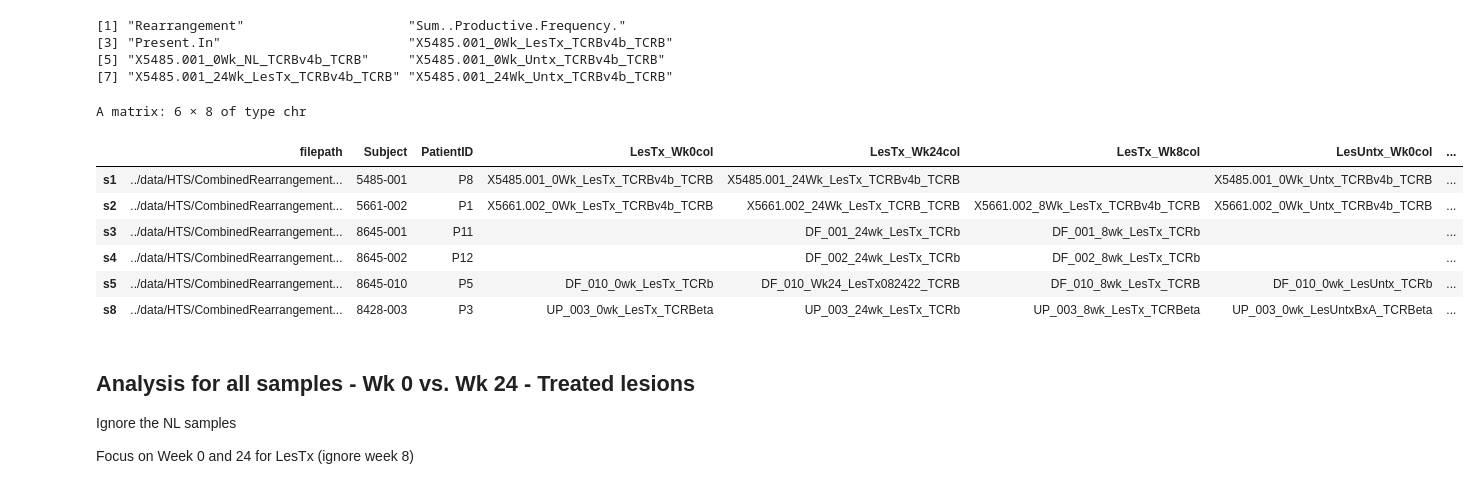
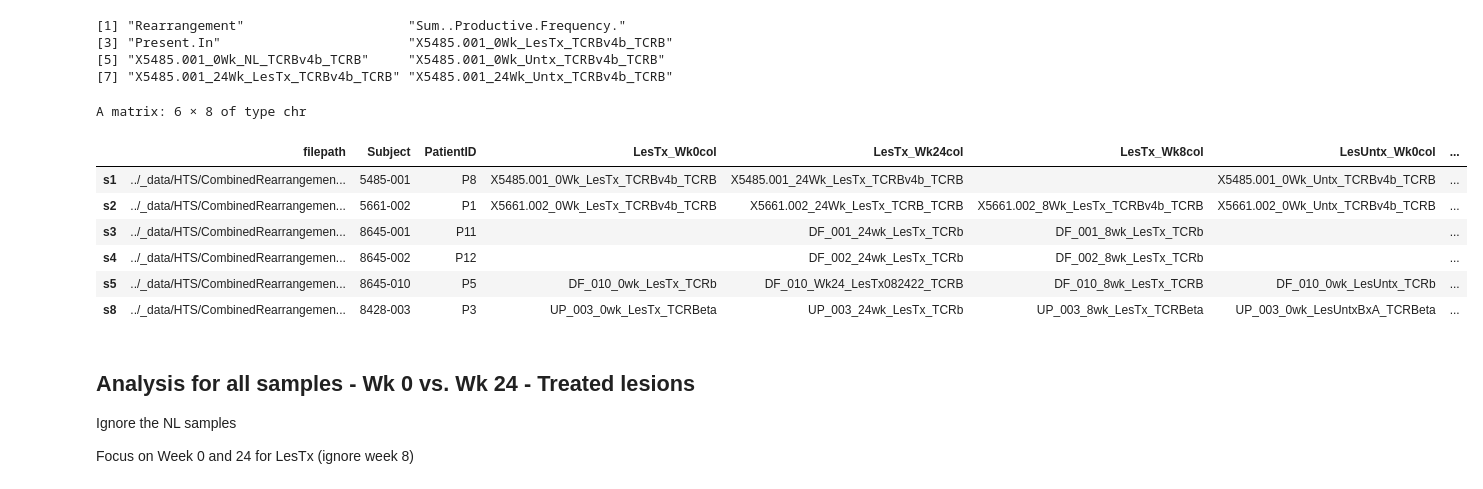
Before and after one commit to joycekang/resiquimod_ctcl, a Jupyter notebook: _notebooks/06_HTS_clonal_tracking.ipynb, the cells around one changed output. Cells and saved outputs as stored; diff of their text form; code cells hidden in the pictures.

```diff
--- a/_notebooks/06_HTS_clonal_tracking.ipynb
+++ b/_notebooks/06_HTS_clonal_tracking.ipynb
@@ -142,24 +155,24 @@ colnames(d)
 [5] "X5485.001_0Wk_NL_TCRBv4b_TCRB"     "X5485.001_0Wk_Untx_TCRBv4b_TCRB"
 [7] "X5485.001_24Wk_LesTx_TCRBv4b_TCRB" "X5485.001_24Wk_Untx_TCRBv4b_TCRB"
 # %%
-s1 = c('../data/HTS/CombinedRearrangements_5485-001.tsv', '5485-001', 'P8',
+s1 = c('../_data/HTS/CombinedRearrangements_5485-001.tsv', '5485-001', 'P8',
        'X5485.001_0Wk_LesTx_TCRBv4b_TCRB', 'X5485.001_24Wk_LesTx_TCRBv4b_TCRB', '', # No Wk8 LesTx
        'X5485.001_0Wk_Untx_TCRBv4b_TCRB', 'X5485.001_24Wk_Untx_TCRBv4b_TCRB')
 
-s2 = c('../data/HTS/CombinedRearrangements_5661-002.tsv', '5661-002', 'P1',
+s2 = c('../_data/HTS/CombinedRearrangements_5661-002.tsv', '5661-002', 'P1',
        'X5661.002_0Wk_LesTx_TCRBv4b_TCRB', 'X5661.002_24Wk_LesTx_TCRB_TCRB', 'X5661.002_8Wk_LesTx_TCRBv4b_TCRB',
        'X5661.002_0Wk_Untx_TCRBv4b_TCRB', 'X5661.002_24Wk_Untx_TCRB_TCRB')
 
-s3 = c('../data/HTS/CombinedRearrangements_DF001_8645-001.tsv', '8645-001', 'P11',
+s3 = c('../_data/HTS/CombinedRearrangements_DF001_8645-001.tsv', '8645-001', 'P11',
        '', 'DF_001_24wk_LesTx_TCRb', 'DF_001_8wk_LesTx_TCRb', # No baseline skin biopsy
        '', 'DF_001_24wk_LesUntx_TCRb') # Does not have Wk0 LesUntx?
 
-s4 = c('../data/HTS/CombinedRearrangements_DF002_8645-002.tsv', '8645-002', 'P12',
+s4 = c('../_data/HTS/CombinedRearrangements_DF002_8645-002.tsv', '8645-002', 'P12',
        '', 'DF_002_24wk_LesTx_TCRb', 'DF_002_8wk_LesTx_TCRb',
        '', 'DF_002_24wk_LesUntx_TCRb')
-       # same as s3
+       # same issue as s3
 
-s5 = c('../data/HTS/CombinedRearrangements_DF010_8645-010.tsv', '8645-010', 'P5',
+s5 = c('../_data/HTS/CombinedRearrangements_DF010_8645-010.tsv', '8645-010', 'P5',
        'DF_010_0wk_LesTx_TCRb', 'DF_010_Wk24_LesTx082422_TCRB','DF_010_8wk_LesTx_TCRB',
        'DF_010_0wk_LesUntx_TCRb', 'DF_010_Wk24_LesUntx081822_TCRB')
         # Per Jess, use the 08XXXX versions of Wk 24
@@ -169,49 +182,50 @@ s5 = c('../data/HTS/CombinedRearrangements_DF010_8645-010.tsv', '8645-010', 'P5'
 #      '', 'NW_002_24Wk_LesUntx_TCRB') # This one is missing Wk 0 data and Wk 8
 
 #s7 = c('../data/HTS/CombinedRearrangements_UP001_8428-001', '8428-001') # Does not appear to be CTCL - low frequency
 
-s8 = c('../data/HTS/CombinedRearrangements_UP003_8428-003.tsv', '8428-003', 'P3',
+s8 = c('../_data/HTS/CombinedRearrangements_UP003_8428-003.tsv', '8428-003', 'P3',
       'UP_003_0wk_LesTx_TCRBeta', 'UP_003_24wk_LesTx_TCRb', 'UP_003_8wk_LesTx_TCRBeta',
       'UP_003_0wk_LesUntxBxA_TCRBeta', 'UP_003_24wk_LesUntx_TCRb')
         # This one has UP_003_0wk_LesUntxBxA_TCRBeta and UP_003_0wk_LesUntxBxB_TCRBeta - what is "BxA" vs "BxB"
 
-s9 = c('../data/HTS/CombinedRearrangements_UP005_8428-005.tsv', '8428-005', 'P13',
+s9 = c('../_data/HTS/CombinedRearrangements_UP005_8428-005.tsv', '8428-005', 'P13',
       'UP_005_0wk_LesTx_TCRBeta', 'UP_005_24wk_LesTx_TCRB', 'UP_005_8wk_LesTx_TCRb',
       'UP_005_0wk_LesUntx_TCRB', 'UP_005_24wk_LesUntx_TCRB')
 
-s10 = c('../data/HTS/CombinedRearrangements_UP006_8428-006.tsv', '8428-006', 'P7',
-       'UP_006_0wk_LesTx_TCRBeta', 'UP_006_24wk_LesTx_TCRB', 'UP_006_8wk_LesTx_TCRb',
-       'UP_006_0wk_LesUntx_TCRBeta', 'UP_006_24wk_LesUntx_TCRB')
+# Low abundance - does not appear to be CTCL
+#s10 = c('../data/HTS/CombinedRearrangements_UP006_8428-006.tsv', '8428-006', 'P7',
+#       'UP_006_0wk_LesTx_TCRBeta', 'UP_006_24wk_LesTx_TCRB', 'UP_006_8wk_LesTx_TCRb',
+#       'UP_006_0wk_LesUntx_TCRBeta', 'UP_006_24wk_LesUntx_TCRB')
 
-s11 = c('../data/HTS/CombinedRearrangements_UP008_8428-008.tsv', '8428-008', 'P9',
+s11 = c('../_data/HTS/CombinedRearrangements_UP008_8428-008.tsv', '8428-008', 'P9',
        'UP_008_0wk_LesTx_TCRb', 'UP_008_24Wk_LesTx_TCRB', 'UP_008_8wk_LesTx_TCRb',
        'UP_008_0wk_LesUntx_TCRb', 'UP_008_24Wk_LesUntx_TCRB')
 
-s12 = c('../data/HTS/CombinedRearrangements_UP010_8428-010.tsv', '8428-010', 'P2',
+s12 = c('../_data/HTS/CombinedRearrangements_UP010_8428-010.tsv', '8428-010', 'P2',
        'UP_010_0wk_LesTx_TCRB', 'UP_010_24wk_LesTx_TCRB', 'UP_010_8Wk_LesTx_TCRB',
        'UP_010_0wk_LesUntx_TCRB', 'UP_010_24wk_LesUntx_TCRB')
 
-s13 = c('../data/HTS/CombinedRearrangements_UP011_8428-011.tsv', '8428-011', 'P10',
+s13 = c('../_data/HTS/CombinedRearrangements_UP011_8428-011.tsv', '8428-011', 'P10',
        'UP_011_0wk_LesTx_TCRB', 'UP_011_24_wk_LexTx_TCRB', 'UP_011_8Wk_LesTx_TCRB',
        'UP_011_0wk_LesUntx_TCRB', 'UP_011_24_wk_LesUnTx_TCRB')
 
-s14 = c('../data/HTS/CombinedRearrangements_UP013_8428-013.tsv', '8428-013', 'P4',
+s14 = c('../_data/HTS/CombinedRearrangements_UP013_8428-013.tsv', '8428-013', 'P4',
        'UP_013_0Wk_LesTx_TCRB', 'UP_013_24_wk_LesTx_TCRb', '', # No Wk8 LesTx
        'UP_013_0Wk_LesUntx_TCRB', 'UP_013_24_wk_LesUntx_TCRb')
 
-tdat = rbind(s1, s2, s3, s4, s5, s8, s9, s10, s11, s12, s13, s14)
+tdat = rbind(s1, s2, s3, s4, s5, s8, s9, s11, s12, s13, s14)
 colnames(tdat) = c('filepath', 'Subject', 'PatientID',
             'LesTx_Wk0col', 'LesTx_Wk24col', 'LesTx_Wk8col', 'LesUntx_Wk0col', 'LesUntx_Wk24col')
 head(tdat)
 # %% [output]
 A matrix: 6 × 8 of type chr
 |  | filepath | Subject | PatientID | LesTx_Wk0col | LesTx_Wk24col | LesTx_Wk8col | LesUntx_Wk0col | ... |
-| s1 | ../data/HTS/CombinedRearrangement... | 5485-001 | P8 | X5485.001_0Wk_LesTx_TCRBv4b_TCRB | X5485.001_24Wk_LesTx_TCRBv4b_TCRB |  | X5485.001_0Wk_Untx_TCRBv4b_TCRB | ... |
-| s2 | ../data/HTS/CombinedRearrangement... | 5661-002 | P1 | X5661.002_0Wk_LesTx_TCRBv4b_TCRB | X5661.002_24Wk_LesTx_TCRB_TCRB | X5661.002_8Wk_LesTx_TCRBv4b_TCRB | X5661.002_0Wk_Untx_TCRBv4b_TCRB | ... |
-| s3 | ../data/HTS/CombinedRearrangement... | 8645-001 | P11 |  | DF_001_24wk_LesTx_TCRb | DF_001_8wk_LesTx_TCRb |  | ... |
-| s4 | ../data/HTS/CombinedRearrangement... | 8645-002 | P12 |  | DF_002_24wk_LesTx_TCRb | DF_002_8wk_LesTx_TCRb |  | ... |
-| s5 | ../data/HTS/CombinedRearrangement... | 8645-010 | P5 | DF_010_0wk_LesTx_TCRb | DF_010_Wk24_LesTx082422_TCRB | DF_010_8wk_LesTx_TCRB | DF_010_0wk_LesUntx_TCRb | ... |
-| s8 | ../data/HTS/CombinedRearrangement... | 8428-003 | P3 | UP_003_0wk_LesTx_TCRBeta | UP_003_24wk_LesTx_TCRb | UP_003_8wk_LesTx_TCRBeta | UP_003_0wk_LesUntxBxA_TCRBeta | ... |
+| s1 | ../_data/HTS/CombinedRearrangemen... | 5485-001 | P8 | X5485.001_0Wk_LesTx_TCRBv4b_TCRB | X5485.001_24Wk_LesTx_TCRBv4b_TCRB |  | X5485.001_0Wk_Untx_TCRBv4b_TCRB | ... |
+| s2 | ../_data/HTS/CombinedRearrangemen... | 5661-002 | P1 | X5661.002_0Wk_LesTx_TCRBv4b_TCRB | X5661.002_24Wk_LesTx_TCRB_TCRB | X5661.002_8Wk_LesTx_TCRBv4b_TCRB | X5661.002_0Wk_Untx_TCRBv4b_TCRB | ... |
+| s3 | ../_data/HTS/CombinedRearrangemen... | 8645-001 | P11 |  | DF_001_24wk_LesTx_TCRb | DF_001_8wk_LesTx_TCRb |  | ... |
+| s4 | ../_data/HTS/CombinedRearrangemen... | 8645-002 | P12 |  | DF_002_24wk_LesTx_TCRb | DF_002_8wk_LesTx_TCRb |  | ... |
+| s5 | ../_data/HTS/CombinedRearrangemen... | 8645-010 | P5 | DF_010_0wk_LesTx_TCRb | DF_010_Wk24_LesTx082422_TCRB | DF_010_8wk_LesTx_TCRB | DF_010_0wk_LesUntx_TCRb | ... |
+| s8 | ../_data/HTS/CombinedRearrangemen... | 8428-003 | P3 | UP_003_0wk_LesTx_TCRBeta | UP_003_24wk_LesTx_TCRb | UP_003_8wk_LesTx_TCRBeta | UP_003_0wk_LesUntxBxA_TCRBeta | ... |
 # %% [markdown]
 ## Analysis for all samples - Wk 0 vs. Wk 24 - Treated lesions
 
```
Also changed, not shown: parts of 9 cells of this notebook, 11 other files.
